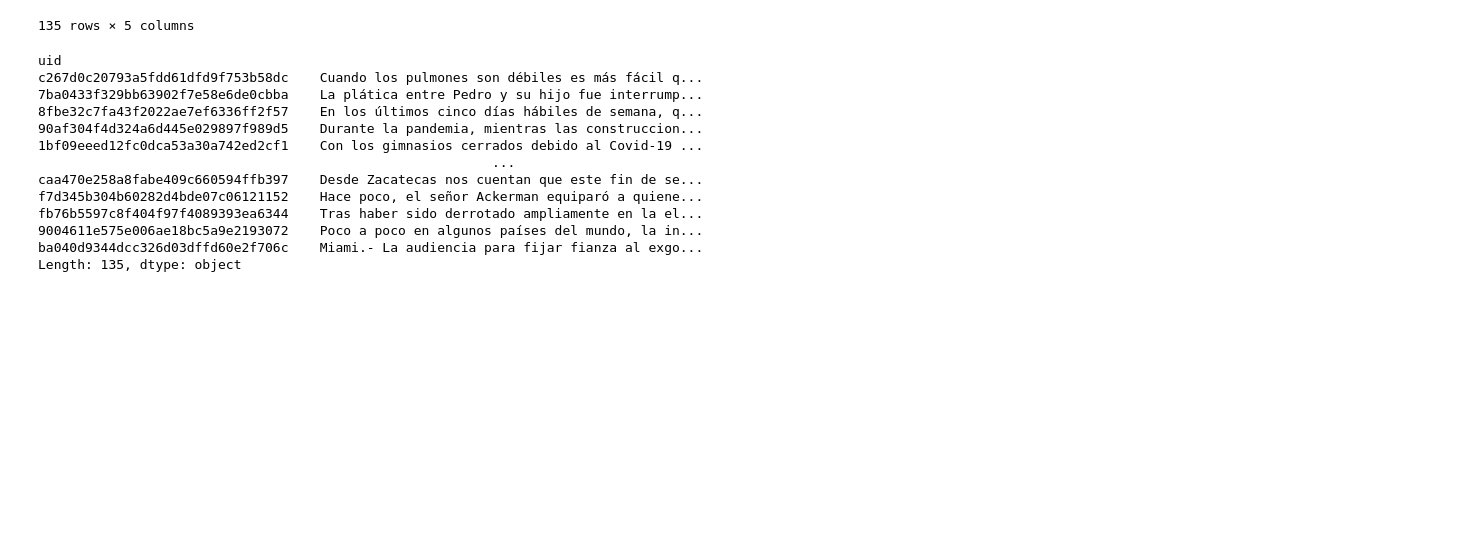
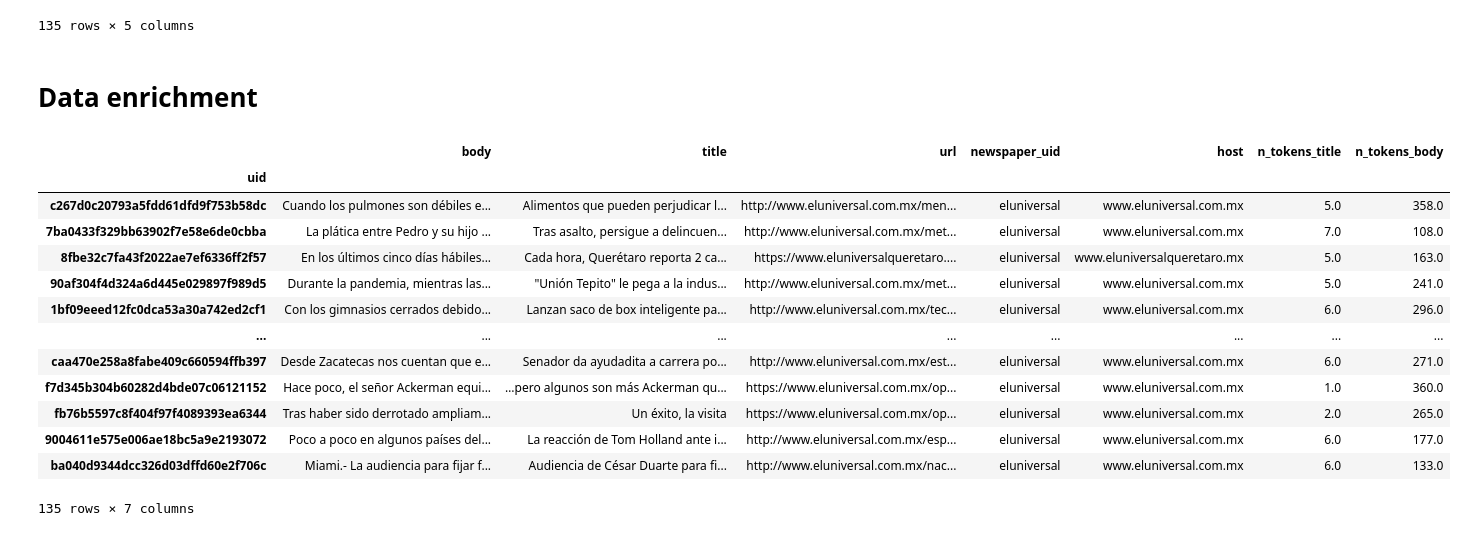
Before and after one commit to sebasb718/Ingenieria-de-datos-Phyton-Platzi, a Jupyter notebook: Jupyter_folder/platzi data live.ipynb, the cells around one changed output. Saved outputs shown, nothing was run; the diff lists cells and outputs as text; code cells hidden in the pictures; blank space fills up the shorter version.

Commit message:
Hasta clase 34, finalizado script para limpiar archivos y algo de analisis de los mismos

```diff
--- a/Jupyter_folder/platzi data live.ipynb
+++ b/Jupyter_folder/platzi data live.ipynb
@@ -369,18 +369,46 @@ stripped_body = (el_universal
                      .apply(lambda row: row['body'], axis=1)
                      .apply(lambda body: body.replace('\n',''))
                 )
-stripped_body
+el_universal['body'] = stripped_body
-# %% [output]
-uid
-c267d0c20793a5fdd61dfd9f753b58dc    Cuando los pulmones son débiles es más fácil q...
-7ba0433f329bb63902f7e58e6de0cbba    La plática entre Pedro y su hijo fue interrump...
-8fbe32c7fa43f2022ae7ef6336ff2f57    En los últimos cinco días hábiles de semana, q...
-90af304f4d324a6d445e029897f989d5    Durante la pandemia, mientras las construccion...
-1bf09eeed12fc0dca53a30a742ed2cf1    Con los gimnasios cerrados debido al Covid-19 ...
-                                                          ...
-caa470e258a8fabe409c660594ffb397    Desde Zacatecas nos cuentan que este fin de se...
-f7d345b304b60282d4bde07c06121152    Hace poco, el señor Ackerman equiparó a quiene...
-fb76b5597c8f404f97f4089393ea6344    Tras haber sido derrotado ampliamente en la el...
-9004611e575e006ae18bc5a9e2193072    Poco a poco en algunos países del mundo, la in...
-ba040d9344dcc326d03dffd60e2f706c    Miami.- La audiencia para fijar fianza al exgo...
-Length: 135, dtype: object
+# %% [markdown]
+# Data enrichment
+# %%
+# 6. Tokenizar el titulo y el body
+import nltk
+from nltk.corpus import stopwords
+
+# Para instalar nltk la primera vez
+#nltk.download('punkt')
+#nltk.download('stopwords')
+
+stop_words = set(stopwords.words('spanish'))
+
+def tokenize_column(df, column_name):
+    return(df
+            .dropna()
+            .apply(lambda row: nltk.word_tokenize(row[column_name]), axis=1)
+            .apply(lambda tokens: list(filter(lambda token: token.isalpha(), tokens)))
+            .apply(lambda tokens: list(map(lambda token: token.lower(), tokens)))
+            .apply(lambda word_list: list(filter(lambda word: word not in stop_words, word_list)))
+            .apply(lambda valid_world_list: len(valid_world_list))
+          )
+
+el_universal['n_tokens_title'] = tokenize_column(el_universal, 'title')
+el_universal['n_tokens_body'] = tokenize_column(el_universal, 'body')
+
+el_universal
+# %% [output]
+|  | body | title | url | newspaper_uid | host | n_tokens_title | n_tokens_body |
+| uid |  |  |  |  |  |  |  |
+| c267d0c20793a5fdd61dfd9f753b58dc | Cuando los pulmones son débiles e... | Alimentos que pueden perjudicar l... | http://www.eluniversal.com.mx/men... | eluniversal | www.eluniversal.com.mx | 5.0 | 358.0 |
+| 7ba0433f329bb63902f7e58e6de0cbba | La plática entre Pedro y su hijo ... | Tras asalto, persigue a delincuen... | http://www.eluniversal.com.mx/met... | eluniversal | www.eluniversal.com.mx | 7.0 | 108.0 |
+| 8fbe32c7fa43f2022ae7ef6336ff2f57 | En los últimos cinco días hábiles... | Cada hora, Querétaro reporta 2 ca... | https://www.eluniversalqueretaro.... | eluniversal | www.eluniversalqueretaro.mx | 5.0 | 163.0 |
+| 90af304f4d324a6d445e029897f989d5 | Durante la pandemia, mientras las... | "Unión Tepito" le pega a la indus... | http://www.eluniversal.com.mx/met... | eluniversal | www.eluniversal.com.mx | 5.0 | 241.0 |
+| 1bf09eeed12fc0dca53a30a742ed2cf1 | Con los gimnasios cerrados debido... | Lanzan saco de box inteligente pa... | http://www.eluniversal.com.mx/tec... | eluniversal | www.eluniversal.com.mx | 6.0 | 296.0 |
+| ... | ... | ... | ... | ... | ... | ... | ... |
+| caa470e258a8fabe409c660594ffb397 | Desde Zacatecas nos cuentan que e... | Senador da ayudadita a carrera po... | http://www.eluniversal.com.mx/est... | eluniversal | www.eluniversal.com.mx | 6.0 | 271.0 |
+| f7d345b304b60282d4bde07c06121152 | Hace poco, el señor Ackerman equi... | …pero algunos son más Ackerman qu... | https://www.eluniversal.com.mx/op... | eluniversal | www.eluniversal.com.mx | 1.0 | 360.0 |
+| fb76b5597c8f404f97f4089393ea6344 | Tras haber sido derrotado ampliam... | Un éxito, la visita | https://www.eluniversal.com.mx/op... | eluniversal | www.eluniversal.com.mx | 2.0 | 265.0 |
+| 9004611e575e006ae18bc5a9e2193072 | Poco a poco en algunos países del... | La reacción de Tom Holland ante i... | http://www.eluniversal.com.mx/esp... | eluniversal | www.eluniversal.com.mx | 6.0 | 177.0 |
+| ba040d9344dcc326d03dffd60e2f706c | Miami.- La audiencia para fijar f... | Audiencia de César Duarte para fi... | http://www.eluniversal.com.mx/nac... | eluniversal | www.eluniversal.com.mx | 6.0 | 133.0 |
+135 rows × 7 columns
```
Also changed, not shown: parts of 15 cells of this notebook, 5 other files.
